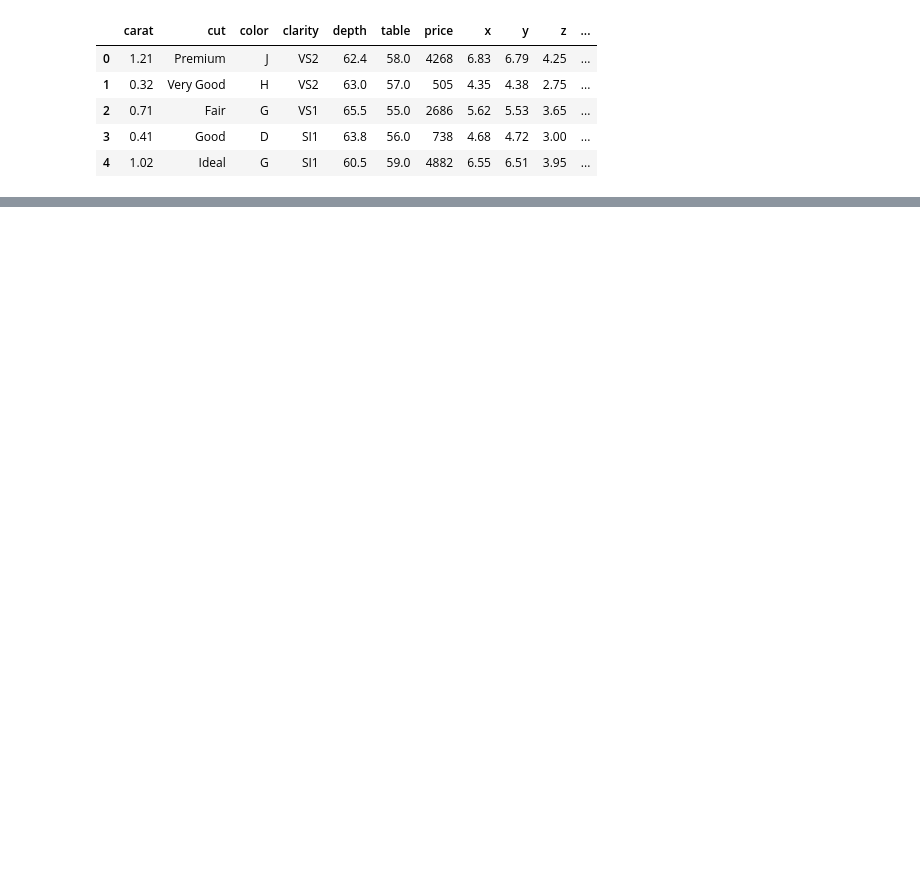
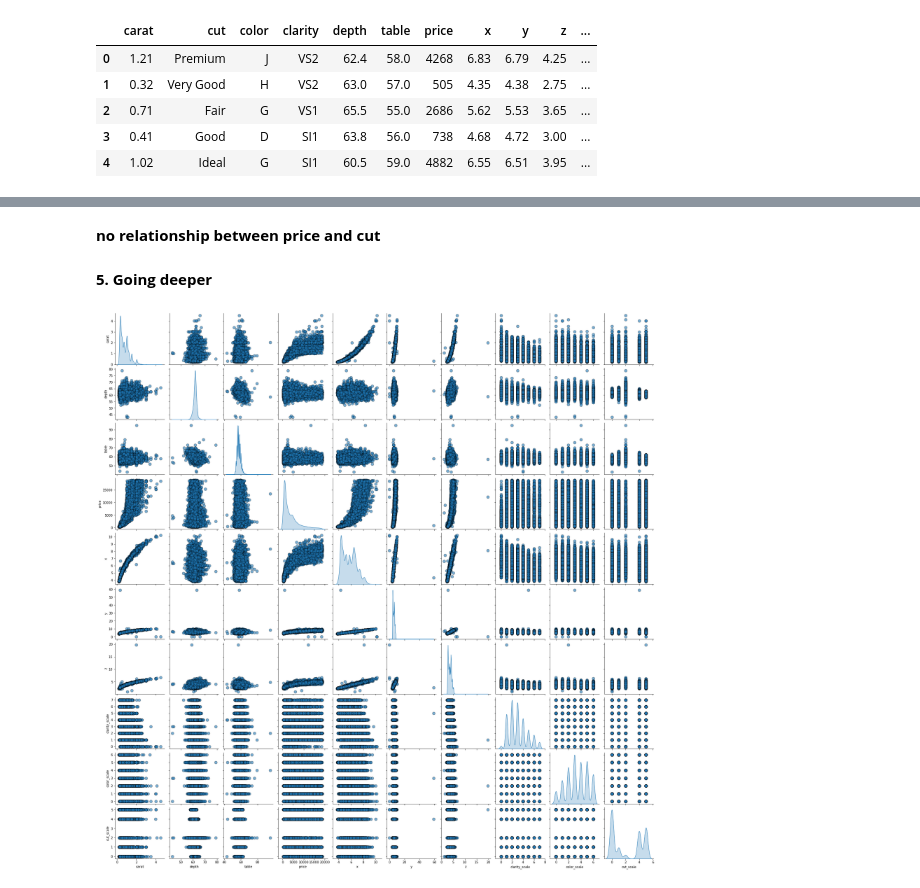
Before and after one commit to marinafdezban/ih_datamadpt1120_project_m2, a Jupyter notebook: notebooks/EDA and ab testing.ipynb, the cells around one changed output, grey strips where cells are left out. Saved outputs shown, nothing was run; the diff lists cells and outputs as text; code cells hidden in the pictures; blank space fills up the shorter version.

```diff
--- a/notebooks/EDA and ab testing.ipynb
+++ b/notebooks/EDA and ab testing.ipynb
@@ -18,0 +111,9 @@ diamonds.head()
+# %% [markdown]
+**no relationship between price and cut**
+# %% [markdown]
+**5. Going deeper**
+# %%
+sns.pairplot(diamonds, diag_kind = 'kde', plot_kws = {'alpha': 0.6, 's': 80, 'edgecolor': 'k'})
+plt.show();
+# %% [output]
+[figure, added]
```
Also changed, not shown: parts of 25 cells of this notebook.
